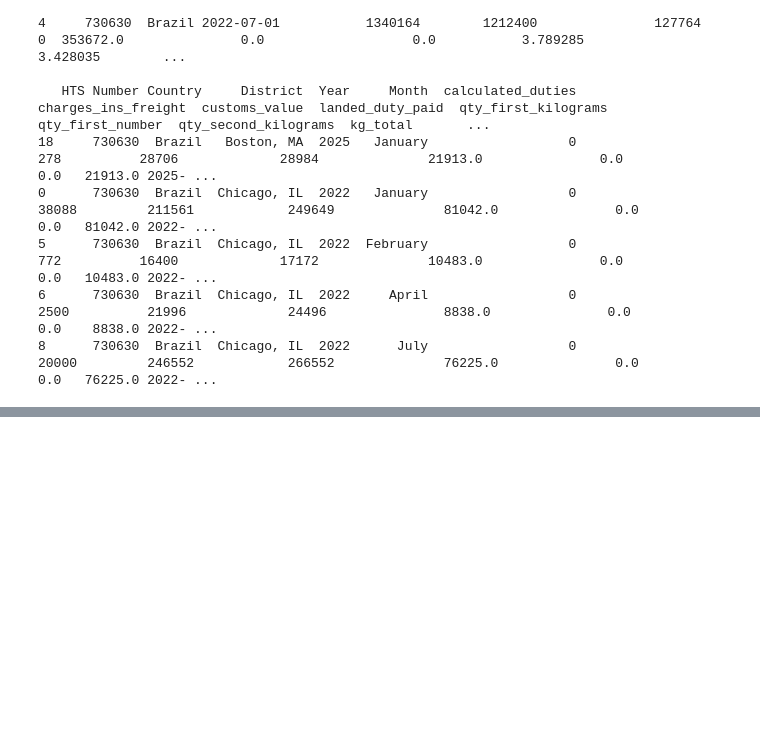
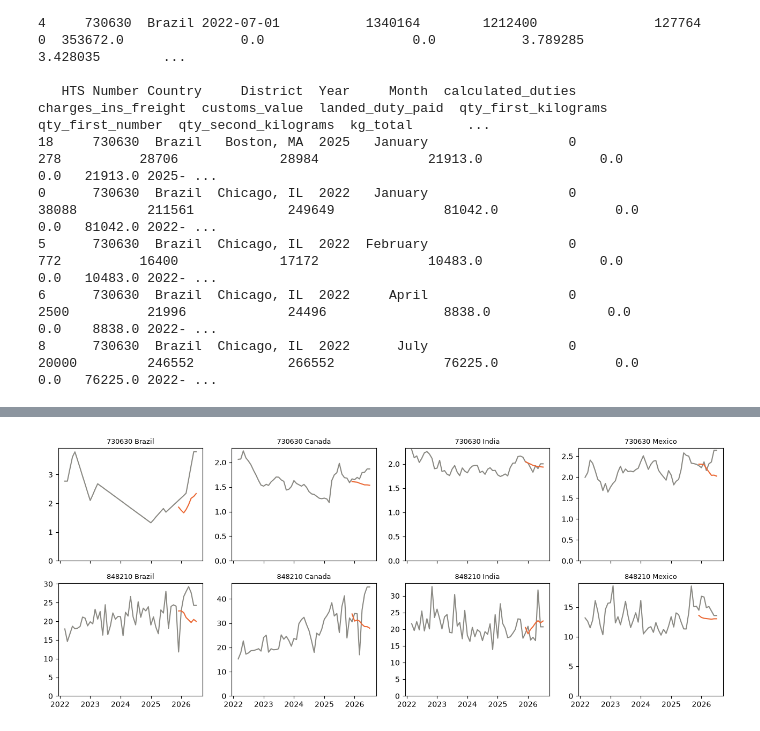
Before and after one commit to newtonepv/Suppliers, a Jupyter notebook: presentation.ipynb, the cells around one changed output, grey strips where cells are left out. Saved outputs shown, nothing was run; the diff lists cells and outputs as text; code cells hidden in the pictures; blank space fills up the shorter version.

```diff
--- a/presentation.ipynb
+++ b/presentation.ipynb
@@ -207,9 +188,9 @@ def session():
     driver = create_stealth_driver(clone_path)
     driver.set_page_load_timeout(30)
     driver.get(VOLZA_HOME)
-    WebDriverWait(driver, 20).until(
+    """WebDriverWait(driver, 20).until(
         EC.presence_of_element_located((By.CLASS_NAME, LOGIN_MARKER))
-    )
+    )"""
     return driver
 
 
@@ -466,20 +448,15 @@ def scrape_yeti_table(driver): #agora que ja expandiu, pode oprimir
 def save_yeti(rows, out_csv):
     df = pd.DataFrame(rows)
     if df.empty:
-        print("no rows scraped")
+        print("Deu ruim, não tem linhas")
         return df
-    print(f"\nanchors per row:\n{df['n_anchors'].value_counts().sort_index()}")
-    print(f"missing city={(df['city'] == '').sum()} "
-          f"country={(df['country'] == '').sum()} "
-          f"shipments={(df['shipments'] == '').sum()}")
     df = df.drop(columns='n_anchors').rename(columns={'shipments': SHIPMENTS_COL})
     df = df[['name', 'city', 'country', SHIPMENTS_COL]]
     print(f"\n{df.head(10).to_string()}")
     df.to_csv(out_csv, index=False)
-    print(f"\nSaved {len(df)} rows to {out_csv}")
     return df
 # %% [markdown]
 ## 4. Run
 # %%
-"""driver = session()"""
+driver = session()
 # %% [output]
@@ -703,7 +686,7 @@ TOTAL_ID = "total_shipments_over_time"
 TOTAL_SVG_CSS = f"#{TOTAL_ID} svg.recharts-surface"
 NAME_XPATH = "ancestor::tr[1]/td[1]/div/div[1]/a[1]"
 # %%
-"""def find(by, value, timeout=30):#A pagina monta as secoes so quando entram na viewport, entao esperar pela presenca sem rolar estoura timeout. Rola de tela em tela ate o no existir.
+def find(by, value, timeout=30):#A pagina monta as secoes so quando entram na viewport, entao esperar pela presenca sem rolar estoura timeout. Rola de tela em tela ate o no existir.
     deadline = time.time() + timeout
     while time.time() < deadline:
         found = driver.find_elements(by, value)
@@ -814,7 +797,7 @@ for hts in PROBE_BASES:
     out = lambda kind: os.path.join(os.getcwd(), f"importyeti_{kind}_{hts}.csv")
     df_country[df_country.hts == hts].drop(columns="hts").to_csv(out("country_shipments"), index=False)
     df_supplier_charts[df_supplier_charts.hts == hts].drop(columns="hts").to_csv(out("supplier_shipments"), index=False)
-    save_yeti([r for r in supplier_table_rows if r["hts"] == hts], out("suppliers"))"""
+    save_yeti([r for r in supplier_table_rows if r["hts"] == hts], out("suppliers"))
 # %% [output]
 'def find(by, value, timeout=30):#A pagina monta as secoes so quando entram na viewport, entao esperar pela presenca sem rolar estoura timeout. Rola de tela em tela ate o no existir.\n    deadline = t ...
 # %% [markdown]
@@ -1275,0 +1258,21 @@ Mexico         15.1        19.0        17.9         21.5
+# %%
+g = pd.read_csv(os.path.join(os.getcwd(), "canada_prices.csv"))
+g = g[g["Products and product groups"] == "Gasoline"]
+g = g.set_index(pd.PeriodIndex(g["REF_DATE"], freq="M").to_timestamp())["VALUE"].asfreq("MS")
+
+fig, axes = plt.subplots(2, 4, figsize=(16, 6), sharex=True)
+for ax, ((hts, pais), d) in zip(axes.flat, df_price.groupby(["HTS Number", "Country"])):
+    s = d.set_index("date")["usd_per_kg_landed"].reindex(g.index).interpolate().bfill()
+    corte = int(len(s) * 0.85)
+    f = ForecasterRecursive(Ridge(), lags=3)
+    f.fit(y=s[:corte], exog=g[:corte])
+    p = f.predict(steps=len(s) - corte, exog=g[corte:])
+    ax.plot(s.index, s, color="#8a8983")
+    ax.plot(p.index, p, color="#eb6834")
+    ax.set_ylim(bottom=0)
+    ax.set_title(f"{hts} {pais}", fontsize=9)
+
+axes.flat[0].xaxis.set_major_locator(mdates.YearLocator())
+axes.flat[0].xaxis.set_major_formatter(mdates.DateFormatter("%Y"))
+# %% [output]
+[figure, added]
```
Also changed, not shown: parts of 32 cells of this notebook, 5 other files.
